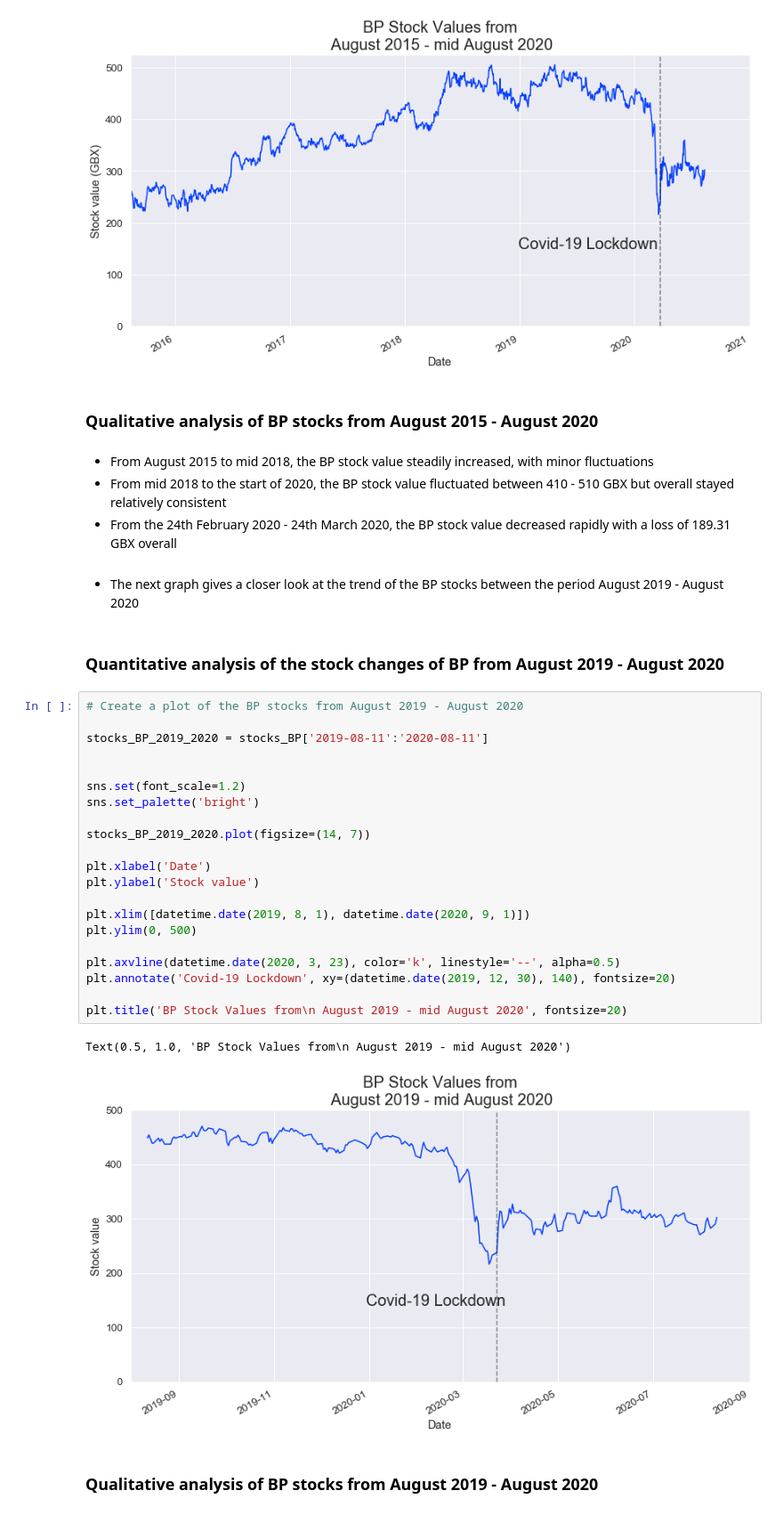
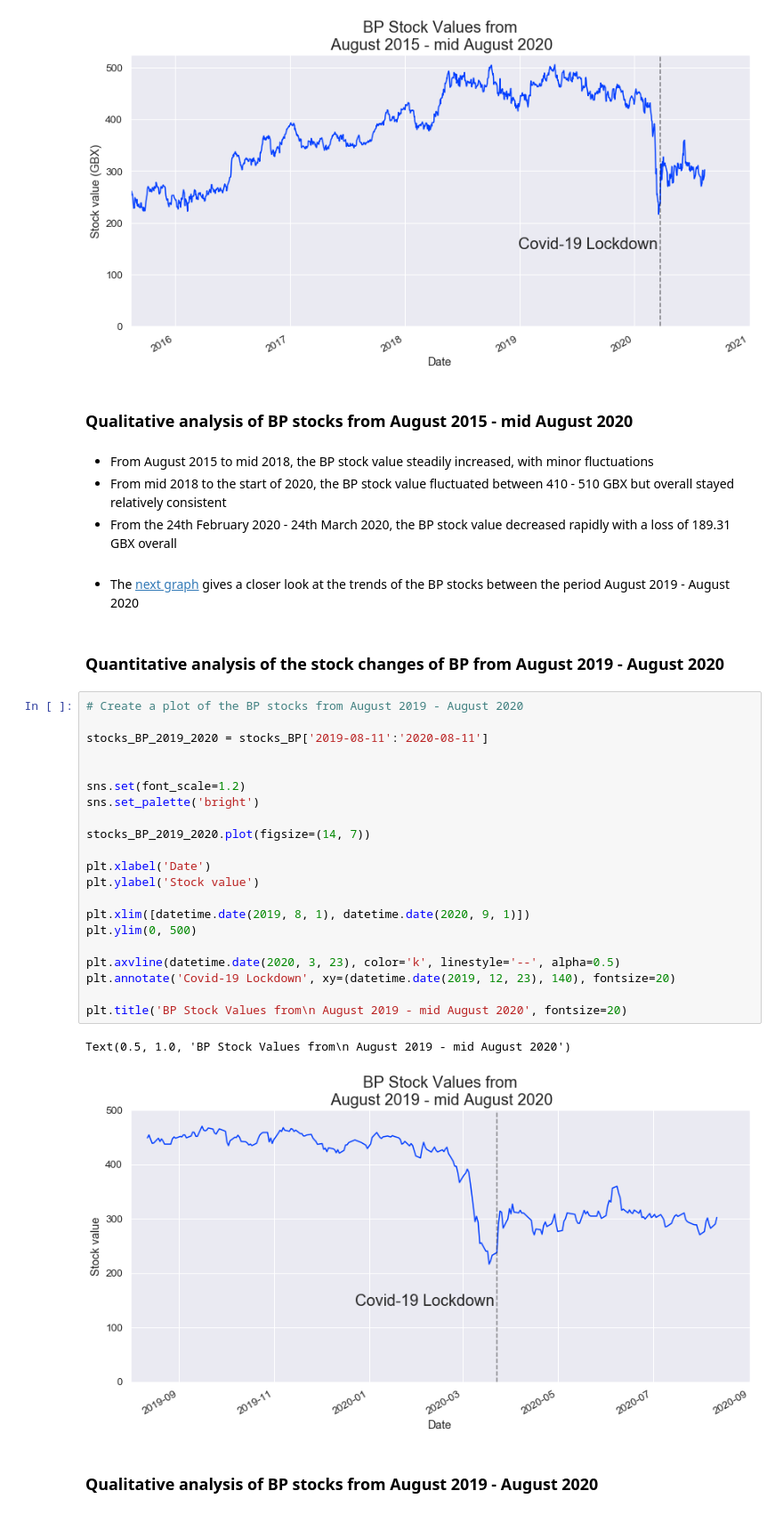
Before and after one commit to abbielms/Big_Data_Challenge_2020, a Jupyter notebook: Big_Data_Challenge_2020.ipynb, the cells around one changed output. Shown: that part at 89% size. Drawn from its saved outputs; the diff is of its cells as text.

```diff
--- a/Big_Data_Challenge_2020.ipynb
+++ b/Big_Data_Challenge_2020.ipynb
@@ -528,39 +528,40 @@ plt.title('BP Stock Values from\n August 2015 - mid August 2020', fontsize=20)
 Text(0.5, 1.0, 'BP Stock Values from\n August 2015 - mid August 2020')
 [figure]
 # %% [markdown]
-### Qualitative analysis of BP stocks from August 2015 - August 2020
+### Qualitative analysis of BP stocks from August 2015 - mid August 2020
 # %% [markdown]
 - From August 2015 to mid 2018, the BP stock value steadily increased, with minor fluctuations
 - From mid 2018 to the start of 2020, the BP stock value fluctuated between 410 - 510 GBX but overall stayed relatively consistent
 - From the 24th February 2020 - 24th March 2020, the BP stock value decreased rapidly with a loss of 189.31 GBX overall
 <br><br>
-- The next graph gives a closer look at the trend of the BP stocks between the period August 2019 - August 2020
+- The [next graph](#bp_stocks_aug2019_aug2020_graph) gives a closer look at the trends of the BP stocks between the period August 2019 - August 2020
 # %% [markdown]
+<a id='bp_stocks_aug2019_aug2020_graph'></a>
 ### Quantitative analysis of the stock changes of BP from August 2019 - August 2020
 # %%
 # Create a plot of the BP stocks from August 2019 - August 2020
 
 stocks_BP_2019_2020 = stocks_BP['2019-08-11':'2020-08-11']
 
 
 sns.set(font_scale=1.2)
 sns.set_palette('bright')
 
 stocks_BP_2019_2020.plot(figsize=(14, 7))
 
 plt.xlabel('Date')
 plt.ylabel('Stock value')
 
 plt.xlim([datetime.date(2019, 8, 1), datetime.date(2020, 9, 1)])
 plt.ylim(0, 500)
 
 plt.axvline(datetime.date(2020, 3, 23), color='k', linestyle='--', alpha=0.5)
-plt.annotate('Covid-19 Lockdown', xy=(datetime.date(2019, 12, 30), 140), fontsize=20)
+plt.annotate('Covid-19 Lockdown', xy=(datetime.date(2019, 12, 23), 140), fontsize=20)
 
 plt.title('BP Stock Values from\n August 2019 - mid August 2020', fontsize=20)
 # %% [output]
 Text(0.5, 1.0, 'BP Stock Values from\n August 2019 - mid August 2020')
-[figure, old version]
+[figure, new version]
 # %% [markdown]
 <a id='bp_stocks_aug2019_aug2020'></a>
 ### Qualitative analysis of BP stocks from August 2019 - August 2020
```
Also changed, not shown: parts of 25 cells of this notebook.
